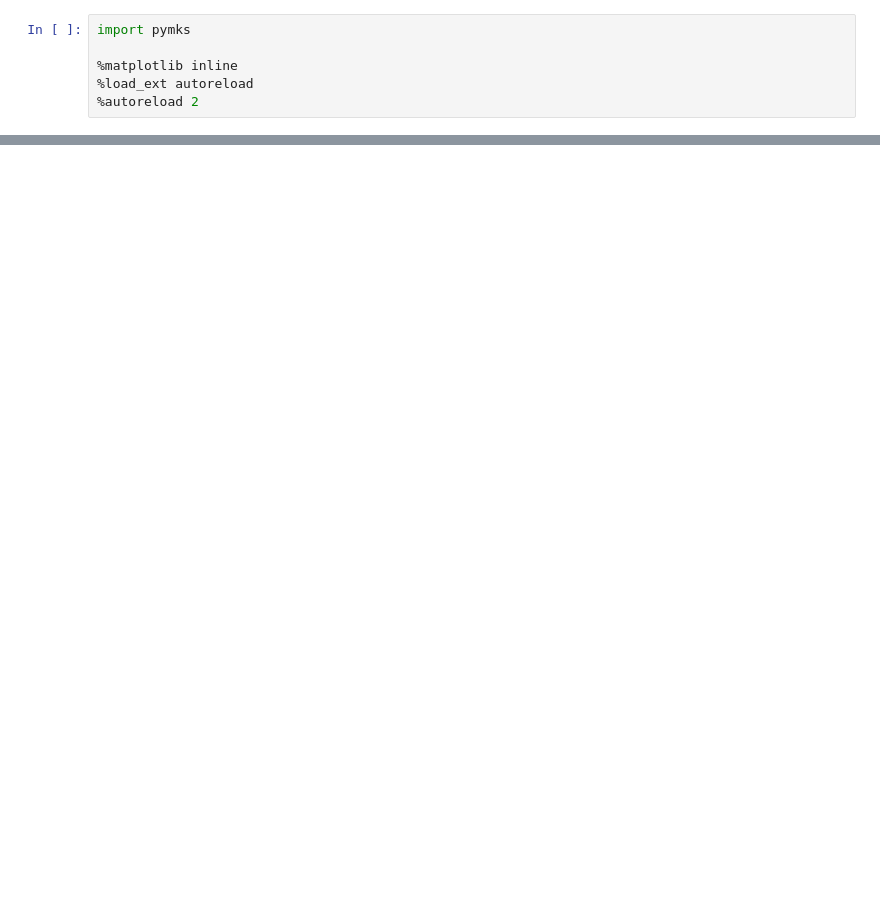
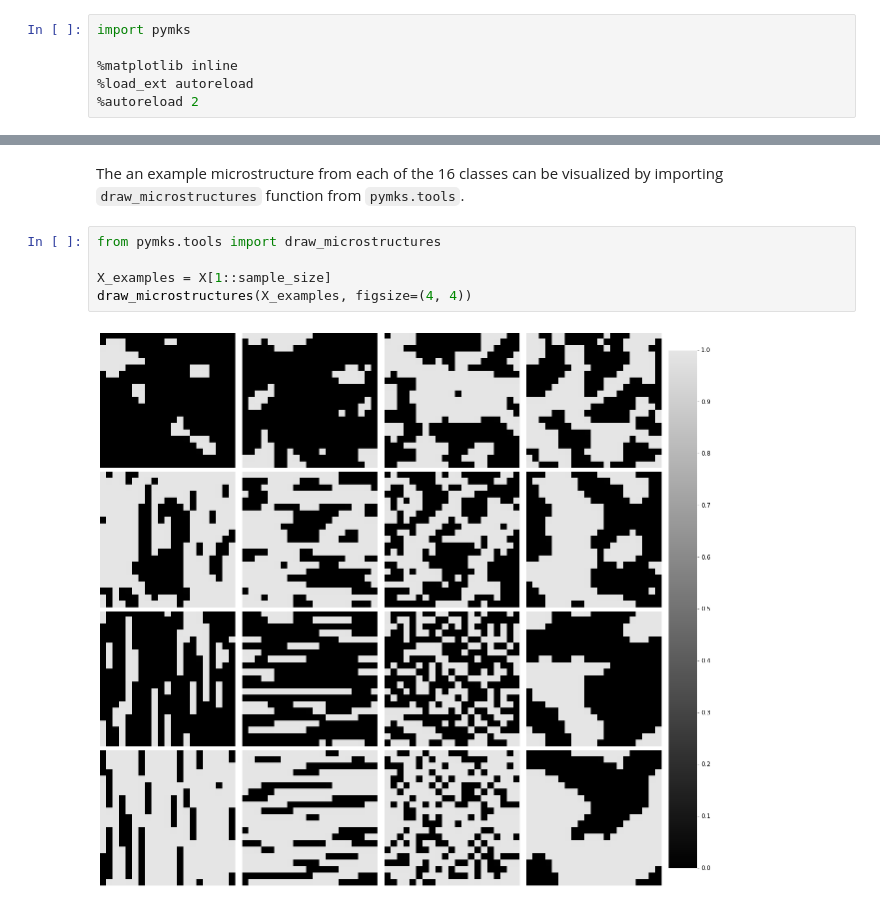
Before and after one commit to davidbrough1/pymks, a Jupyter notebook: notebooks/pymks_paper_homogenization.ipynb, the cells around one changed output, grey strips where cells are left out. Cells and saved outputs as stored; diff of their text form; blank space fills up the shorter version.

```diff
--- a/notebooks/pymks_paper_homogenization.ipynb
+++ b/notebooks/pymks_paper_homogenization.ipynb
@@ -212,0 +73,11 @@ we used to fit the model using `draw_components_scatter` from `pymks.tools`.
+# %% [markdown]
+The an example microstructure from each of the 16 classes
+can be visualized by importing `draw_microstructures`
+function from `pymks.tools`.
+# %%
+from pymks.tools import draw_microstructures
+
+X_examples = X[1::sample_size]
+draw_microstructures(X_examples, figsize=(4, 4))
+# %% [output]
+[figure, added]
```
Also changed, not shown: parts of 55 cells of this notebook.
